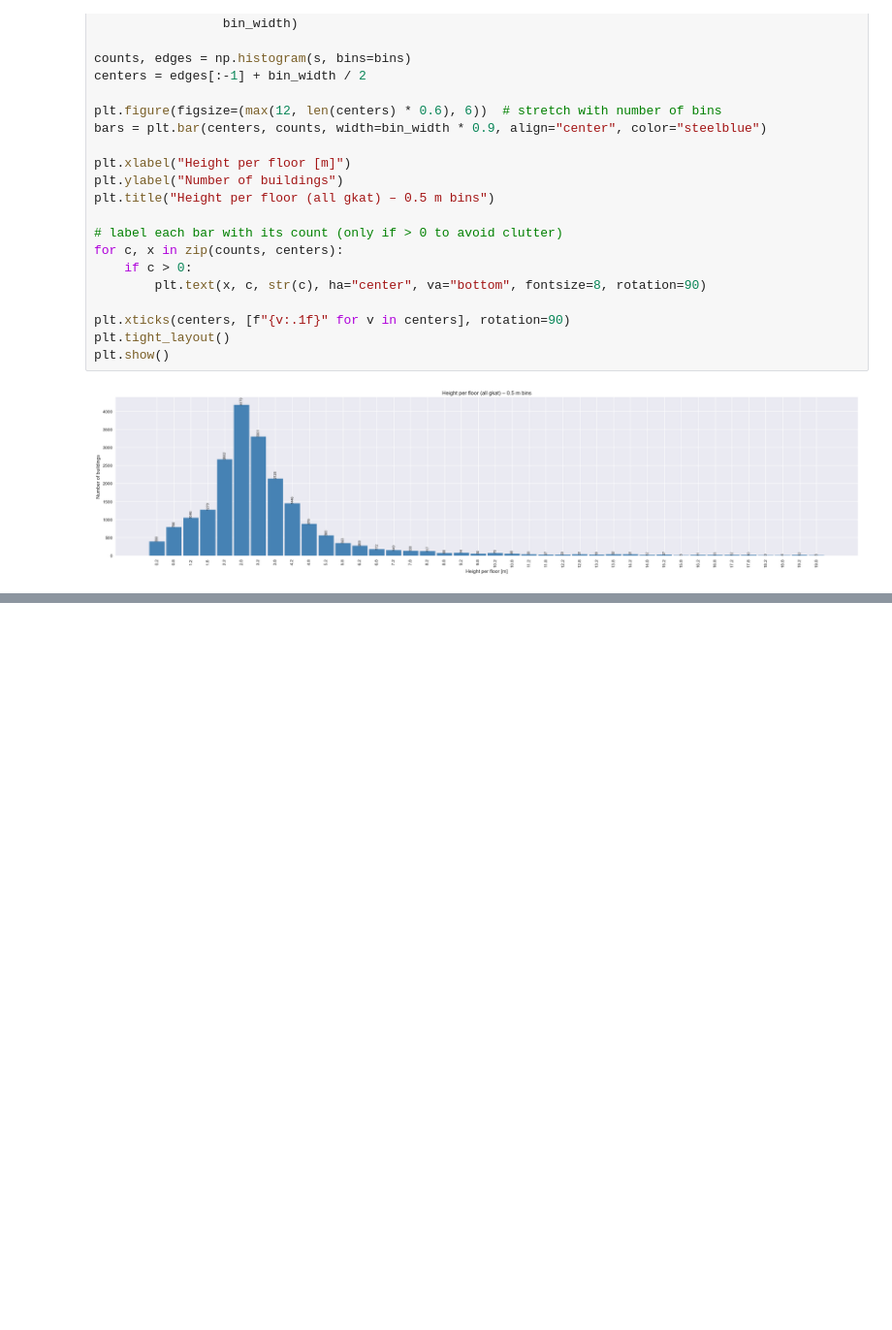
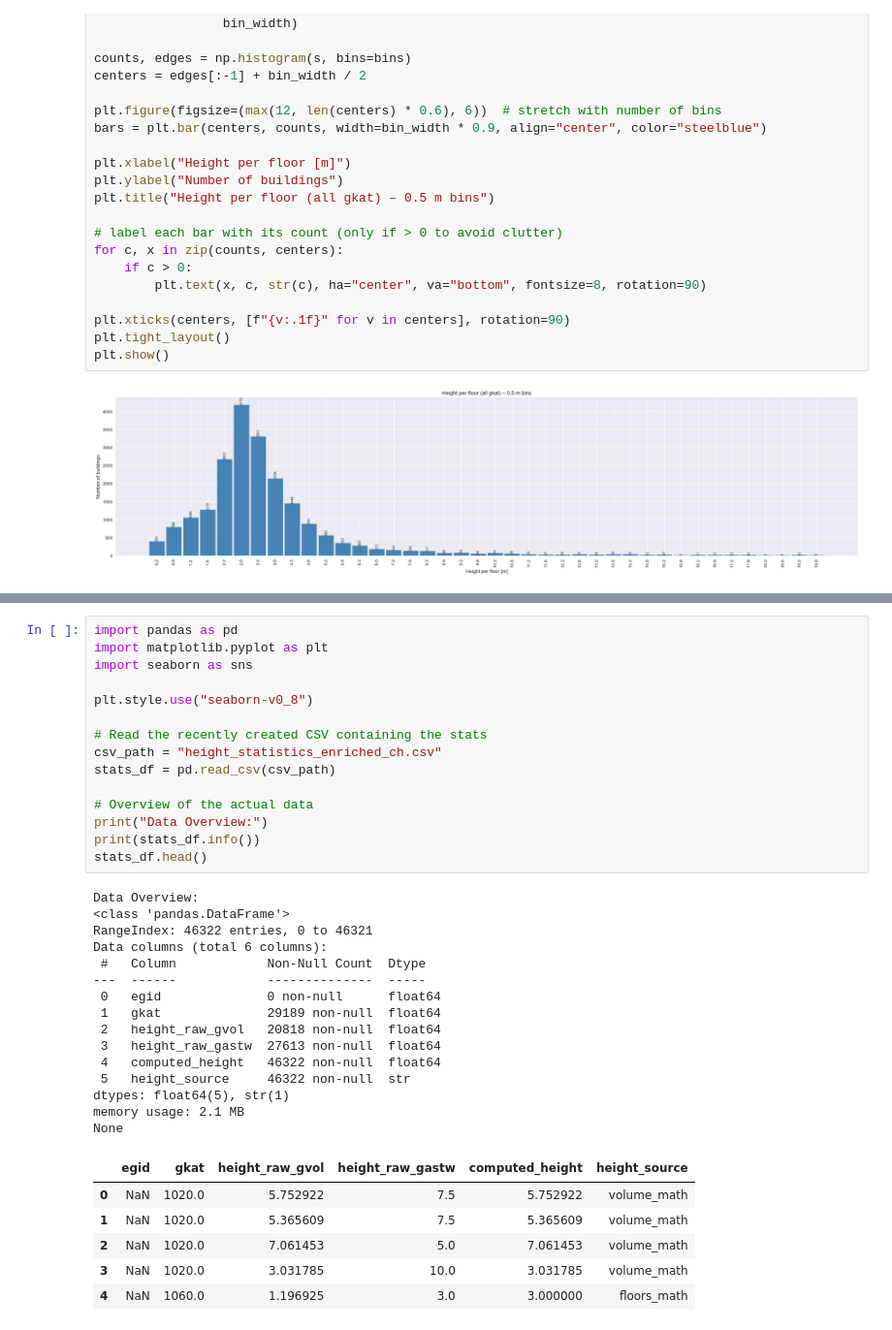
Before and after one commit to 159Alex951/BTh-06-Twin2AR, a Jupyter notebook: Geobasiszwilling/geobasiszwilling_fhnw/import/proj/viz.ipynb, the cells around one changed output, grey strips where cells are left out. Shown at 97% size. Cells and saved outputs as stored; diff of their text form; blank space fills up the shorter version.

Commit message:
EGID_Statisitk_Viz

```diff
--- a/Geobasiszwilling/geobasiszwilling_fhnw/import/proj/viz.ipynb
+++ b/Geobasiszwilling/geobasiszwilling_fhnw/import/proj/viz.ipynb
@@ -209,0 +205,37 @@ plt.show()
+# %%
+import pandas as pd
+import matplotlib.pyplot as plt
+import seaborn as sns
+
+plt.style.use("seaborn-v0_8")
+
+# Read the recently created CSV containing the stats
+csv_path = "height_statistics_enriched_ch.csv"
+stats_df = pd.read_csv(csv_path)
+
+# Overview of the actual data
+print("Data Overview:")
+print(stats_df.info())
+stats_df.head()
+# %% [output]
+Data Overview:
+<class 'pandas.DataFrame'>
+RangeIndex: 46322 entries, 0 to 46321
+Data columns (total 6 columns):
+ #   Column            Non-Null Count  Dtype
+---  ------            --------------  -----
+ 0   egid              0 non-null      float64
+ 1   gkat              29189 non-null  float64
+ 2   height_raw_gvol   20818 non-null  float64
+ 3   height_raw_gastw  27613 non-null  float64
+ 4   computed_height   46322 non-null  float64
+ 5   height_source     46322 non-null  str
+dtypes: float64(5), str(1)
+memory usage: 2.1 MB
+None
+|  | egid | gkat | height_raw_gvol | height_raw_gastw | computed_height | height_source |
+| 0 | NaN | 1020.0 | 5.752922 | 7.5 | 5.752922 | volume_math |
+| 1 | NaN | 1020.0 | 5.365609 | 7.5 | 5.365609 | volume_math |
+| 2 | NaN | 1020.0 | 7.061453 | 5.0 | 7.061453 | volume_math |
+| 3 | NaN | 1020.0 | 3.031785 | 10.0 | 3.031785 | volume_math |
+| 4 | NaN | 1060.0 | 1.196925 | 3.0 | 3.000000 | floors_math |
```
Also changed, not shown: parts of 6 cells of this notebook, 2 other files.
